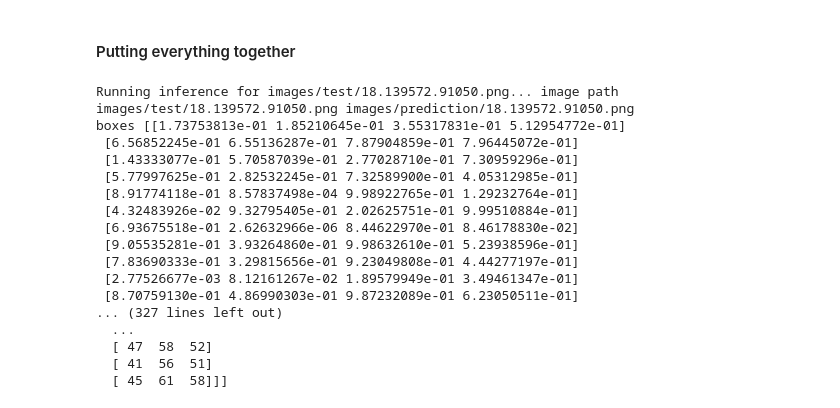
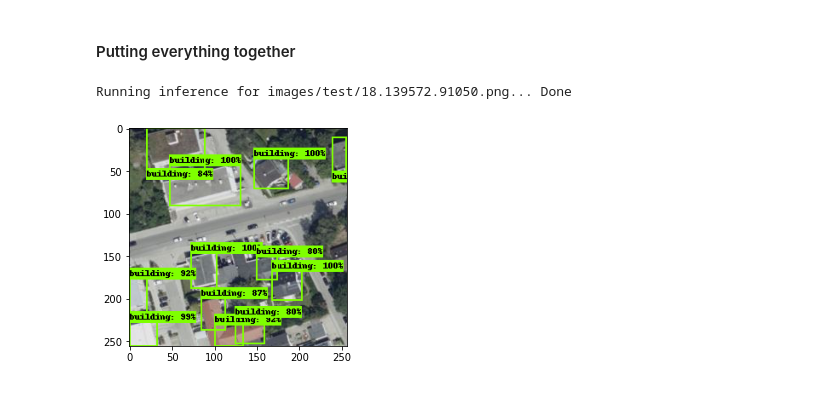
Before and after one commit to Wjppppp/building-detection, a Jupyter notebook: object_detection/workspace/munich/inference.ipynb, the cells around one changed output. Drawn from its saved outputs; the diff is of its cells as text; code cells hidden in the pictures.

```diff
--- a/object_detection/workspace/munich/inference.ipynb
+++ b/object_detection/workspace/munich/inference.ipynb
@@ -248,63 +248,69 @@ for image_path in IMAGE_PATHS:
     num_detections = int(detections.pop('num_detections'))
     detections = {key: value[0, :num_detections].numpy()
                    for key, value in detections.items()}
 #     print("detections",detections)
 
     detections['num_detections'] = num_detections
 
     # detection_classes should be ints.
     detections['detection_classes'] = detections['detection_classes'].astype(np.int64)
 
     image_np_with_detections = image_np.copy()
 
+    # Non max suppression
+    selected_indices, selected_scores = tf.image.non_max_suppression_with_scores(
+        detections['detection_boxes'],
+        detections['detection_scores'],
+        detections['detection_boxes'].shape[0],
+        iou_threshold=1.0,
+        score_threshold=0.6,
+        soft_nms_sigma=0.5)
+
+    selected_boxes = tf.gather(detections['detection_boxes'], selected_indices)
+    selected_classes = tf.gather(detections['detection_classes'], selected_indices)
+
+#     print("\nselected_boxes", selected_indices, selected_scores, selected_boxes)
+    selected_boxes_np = selected_boxes.numpy()
+    selected_classes_np = selected_classes.numpy()
+    selected_scores_np = selected_scores.numpy()
+
     vis_image = viz_utils.visualize_boxes_and_labels_on_image_array(
           image_np_with_detections,
-          detections['detection_boxes'],
-          detections['detection_classes'],
-          detections['detection_scores'],
+          selected_boxes_np,
+          selected_classes_np,
+          selected_scores_np,
           category_index,
           use_normalized_coordinates=True,
-          max_boxes_to_draw=200,
-          min_score_thresh=.80,
-          agnostic_mode=False)
+          line_thickness=2)
 
     # image id
     task = os.path.splitext(os.path.basename(image_path))[0]
-    output_path = output_dir + task +".png"
 
     # save prediction image
+    output_path = output_dir + task +".png"
     viz_utils.save_image_array_as_png(vis_image, output_path)
 
-    print("image path", image_path, output_path)
-    print("boxes", detections['detection_boxes'])
-    print("classes", detections['detection_classes'])
-    print("scores", detections['detection_scores'])
-    print("number", num_detections)
-    print("image_np_with_detections", image_np_with_detections)
+#     print("image path", image_path, output_path)
+#     print("boxes", detections['detection_boxes'])
+#     print("boxes", selected_boxes.numpy())
+#     print("classes", selected_classes)
+#     print("scores", detections['detection_scores'])
+#     print("scores", selected_scores)
+#     print("number", num_detections)
+#     print("image_np_with_detections", image_np_with_detections)
 
 
-    input("Press Enter to continue...")
+#     input("Press Enter to continue...")
 #     plt.figure()
 #     plt.imshow(image_np_with_detections)
-#     print('Done')
-# plt.show()
+    plt.figure()
+    plt.imshow(image_np_with_detections)
+    print('Done')
+    plt.show()
+    break
+
 
 # sphinx_gallery_thumbnail_number = 2
 # %% [output]
-Running inference for images/test/18.139572.91050.png... image path images/test/18.139572.91050.png images/prediction/18.139572.91050.png
-boxes [[1.73753813e-01 1.85210645e-01 3.55317831e-01 5.12954772e-01]
- [6.56852245e-01 6.55136287e-01 7.87904859e-01 7.96445072e-01]
- [1.43333077e-01 5.70587039e-01 2.77028710e-01 7.30959296e-01]
- [5.77997625e-01 2.82532245e-01 7.32589900e-01 4.05312985e-01]
- [8.91774118e-01 8.57837498e-04 9.98922765e-01 1.29232764e-01]
- [4.32483926e-02 9.32795405e-01 2.02625751e-01 9.99510884e-01]
- [6.93675518e-01 2.62632966e-06 8.44622970e-01 8.46178830e-02]
- [9.05535281e-01 3.93264860e-01 9.98632610e-01 5.23938596e-01]
- [7.83690333e-01 3.29815656e-01 9.23049808e-01 4.44277197e-01]
- [2.77526677e-03 8.12161267e-02 1.89579949e-01 3.49461347e-01]
- [8.70759130e-01 4.86990303e-01 9.87232089e-01 6.23050511e-01]
-... (327 lines left out)
-  ...
-  [ 47  58  52]
-  [ 41  56  51]
-  [ 45  61  58]]]
+Running inference for images/test/18.139572.91050.png... Done
+[figure, added]
```
Also changed, not shown: parts of 2 cells of this notebook, 20 other files.
